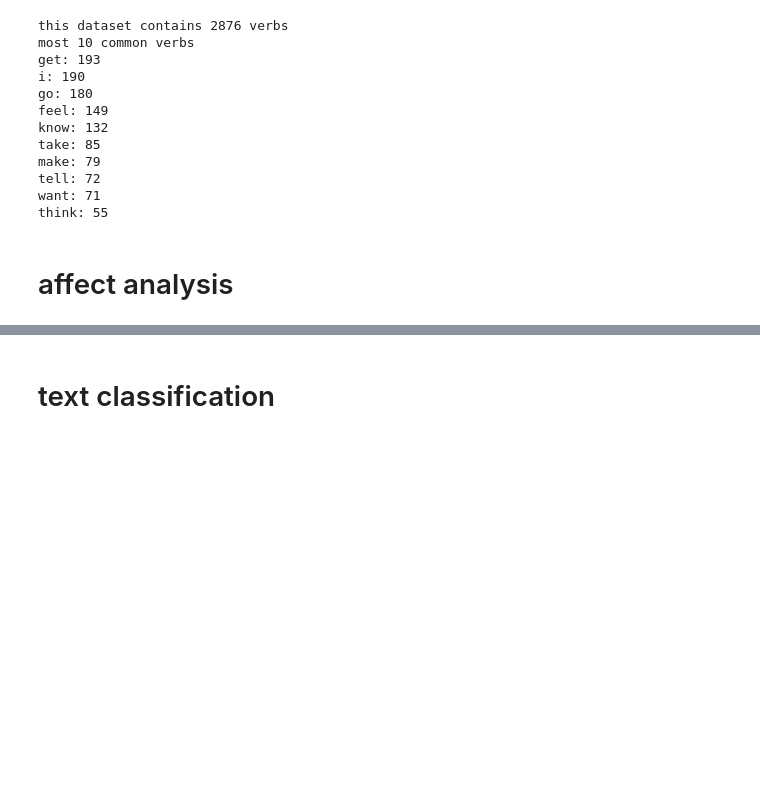
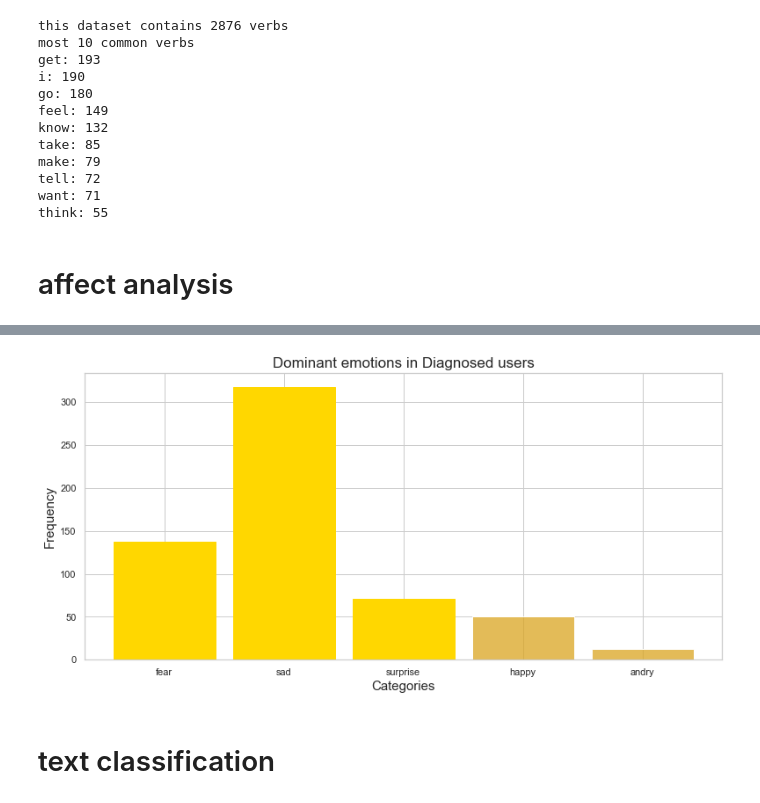
Before and after one commit to LuigiPignatelli/Text-Analysis-Project, a Jupyter notebook: 2. Analyses--submissions.ipynb, the cells around one changed output, grey strips where cells are left out. Saved outputs shown, nothing was run; the diff lists cells and outputs as text; code cells hidden in the pictures; blank space fills up the shorter version.

```diff
--- a/2. Analyses--submissions.ipynb
+++ b/2. Analyses--submissions.ipynb
@@ -314,3 +302,25 @@ Name: dominant_emo, Length: 537, dtype: int64
+# %%
+fig, ax = plt.subplots(figsize=(13,6))
+sns.set(style="whitegrid")
+data = df['dominant_emo']
+
+ax = sns.histplot(data=data,bins=5,shrink=.85, color='goldenrod')
+
+# this is not based on frequency!
+heights = [p.get_height() for p in ax.patches]
+third_highest = sorted(heights)[-3]
+for p in ax.patches:
+    if  p.get_height() >= third_highest:
+        p.set_color('gold')
+# https://stackoverflow.com/questions/59963831/seaborn-histogram-to-have-different-color-bins
+
+plt.title('Dominant emotions in Diagnosed users', fontsize=17)
+plt.xlabel('Categories', fontsize=15)
+plt.ylabel('Frequency', fontsize=15)
+
+plt.show()
+# %% [output]
+[figure, added]
 # %% [markdown]
 # text classification
 # %%
```
Also changed, not shown: parts of 6 cells of this notebook, 1 other file.
